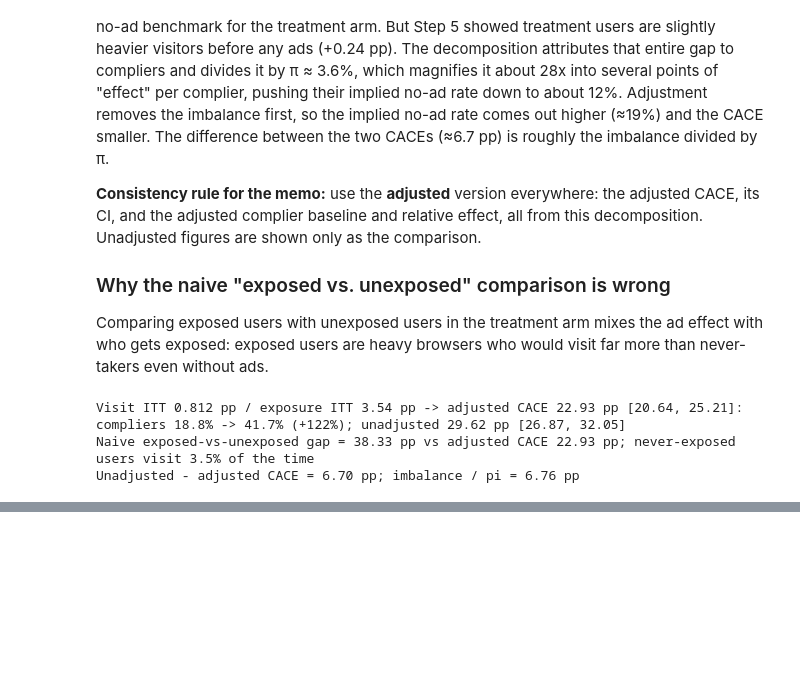
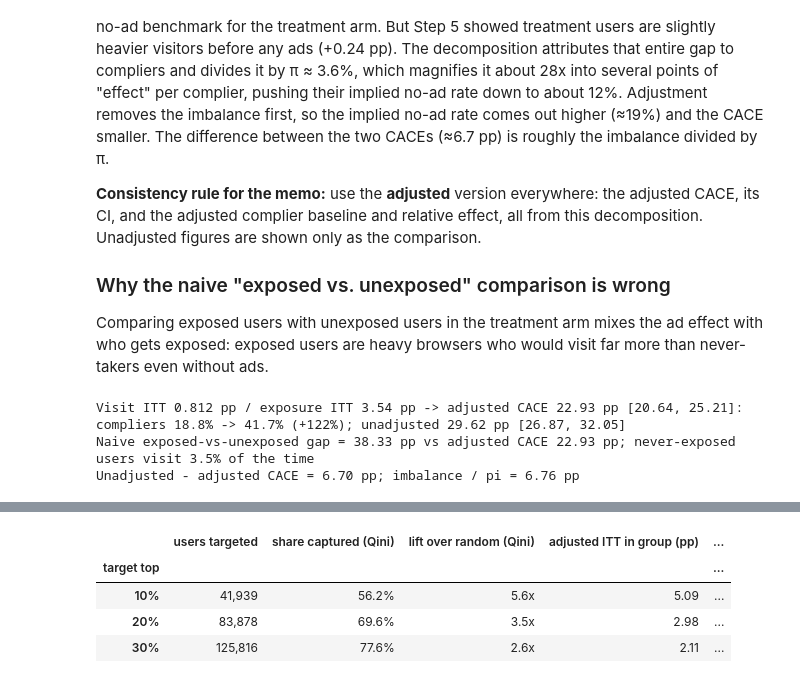
Before and after one commit to mehwishahmed/criteo-ad-incrementality, a Jupyter notebook: notebooks/analysis.ipynb, the cells around one changed output, grey strips where cells are left out. Cells and saved outputs as stored; diff of their text form; code cells hidden in the pictures; blank space fills up the shorter version.

```diff
--- a/notebooks/analysis.ipynb
+++ b/notebooks/analysis.ipynb
@@ -596,0 +656,17 @@ Unadjusted - adjusted CACE = 6.70 pp; imbalance / pi = 6.76 pp
+# %%
+tt = uplift.targeting_table(test["visit"], test_uplift, test["treatment"])
+tt_adj = uplift.adjusted_targeting_table(test, test_uplift, "visit", FEATURES)
+pd.DataFrame({
+    "users targeted": tt["users targeted"].map("{:,}".format),
+    "share captured (Qini)": tt["share of incremental captured"].map("{:.1%}".format),
+    "lift over random (Qini)": tt["lift over random"].map("{:.1f}x".format),
+    "adjusted ITT in group (pp)": tt_adj["adjusted ITT in group (pp)"].map("{:.2f}".format),
+    "share captured (adjusted)": tt_adj["adjusted share of incremental captured"].map("{:.1%}".format),
+    "random targeting": tt["random targeting share"].map("{:.0%}".format),
+}).rename(index="{:.0%}".format).rename_axis("target top")
+# %% [output]
+|  | users targeted | share captured (Qini) | lift over random (Qini) | adjusted ITT in group (pp) | ... |
+| target top |  |  |  |  | ... |
+| 10% | 41,939 | 56.2% | 5.6x | 5.09 | ... |
+| 20% | 83,878 | 69.6% | 3.5x | 2.98 | ... |
+| 30% | 125,816 | 77.6% | 2.6x | 2.11 | ... |
```
Also changed, not shown: parts of 6 cells of this notebook, 2 other files.
